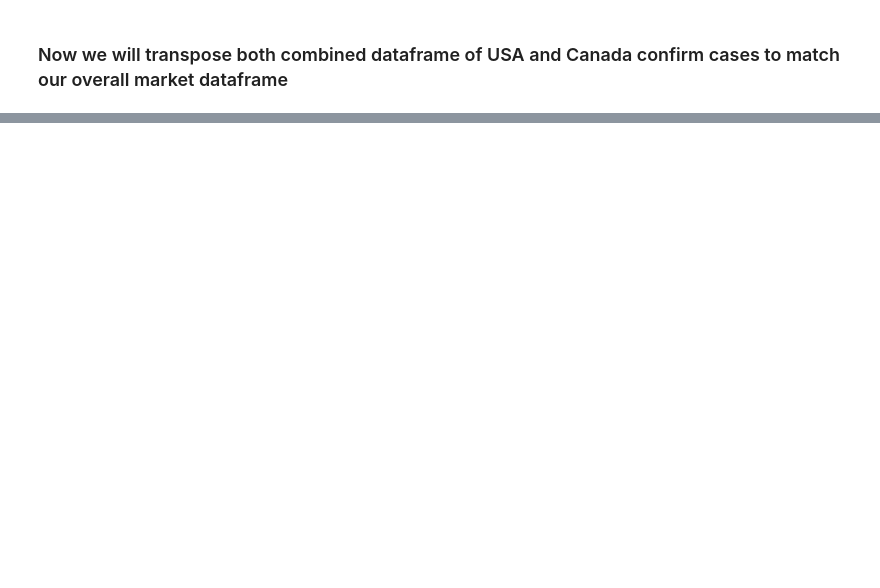
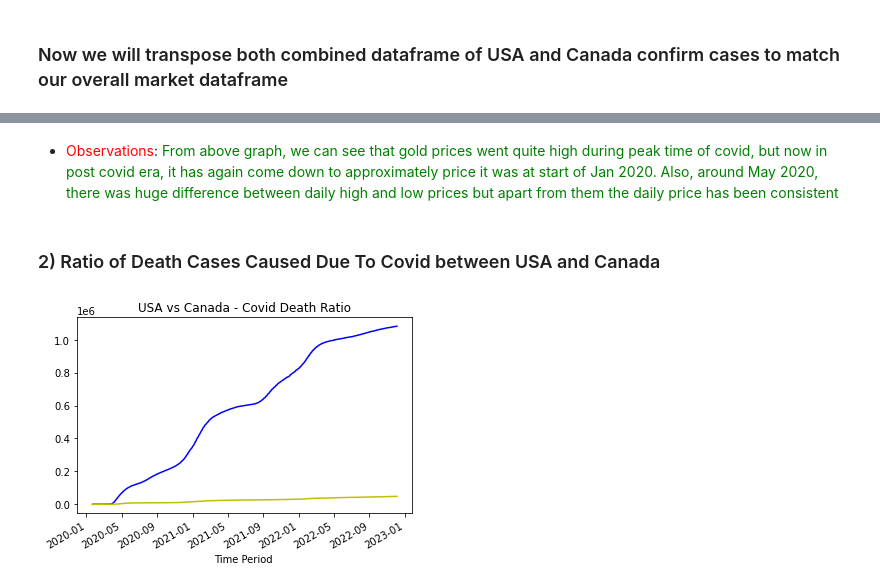
Before and after one commit to AIDA-Saskatchewan-polytechnic/Final_Project_JST, a Jupyter notebook: Final_Project_COMP_603_002.ipynb, the cells around one changed output, grey strips where cells are left out. Drawn from its saved outputs; the diff is of its cells as text; code cells hidden in the pictures; blank space fills up the shorter version.

```diff
--- a/Final_Project_COMP_603_002.ipynb
+++ b/Final_Project_COMP_603_002.ipynb
@@ -599,0 +617,16 @@ USA_Canada_final
+# %% [markdown]
+- <font color='red'>Observations</font>: <font color='green'>From above graph, we can see that gold prices went quite high during peak time of covid, but now in post covid era, it has again come down to approximately price it was at start of Jan 2020. Also, around May 2020, there was huge difference between daily high and low prices but apart from them the daily price has been consistent</font>
+# %% [markdown]
+### 2) Ratio of Death Cases Caused Due To Covid between USA and Canada
+# %%
+fig = plt.figure()
+plt.plot(USA_Canada_final['Date'], USA_Canada_final['US_Death'],'b')
+plt.plot(USA_Canada_final['Date'], USA_Canada_final['Canada_Death'],'y')
+plt.title("USA vs Canada - Covid Death Ratio")
+plt.xlabel('Time Period ')
+plt.ylabel('')
+
+fig.autofmt_xdate()
+plt.show()
+# %% [output]
+[figure, added]
```
Also changed, not shown: parts of 50 cells of this notebook.
